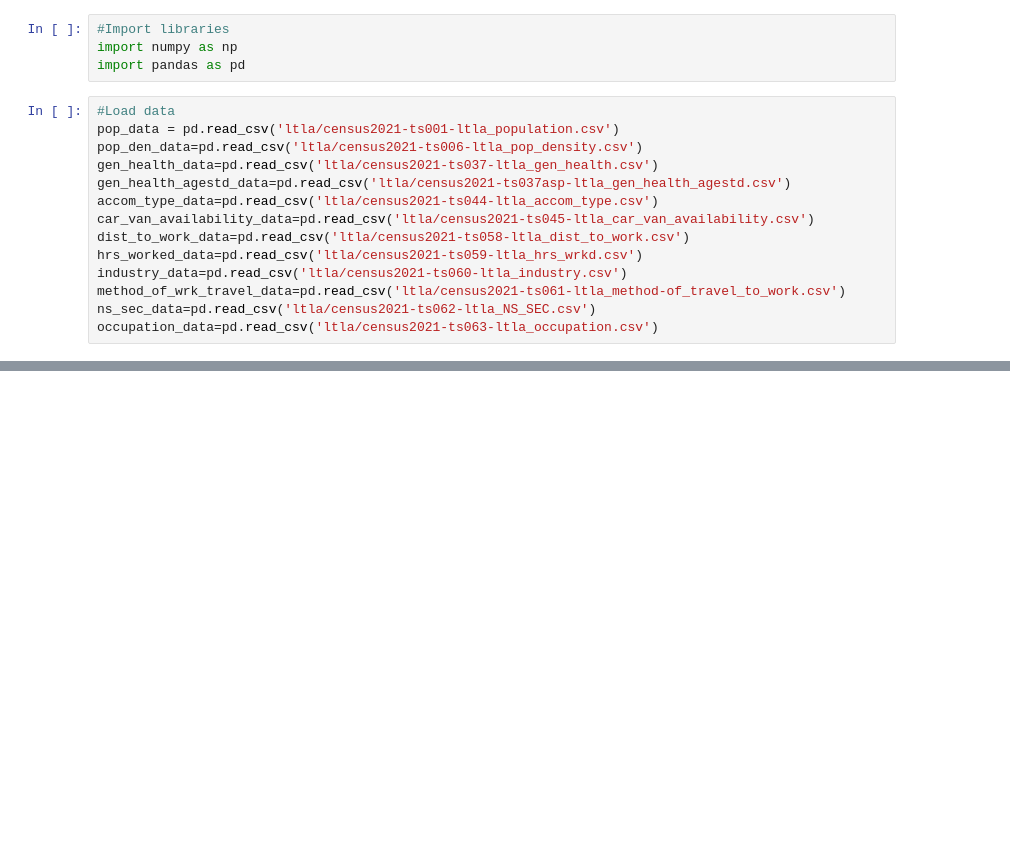
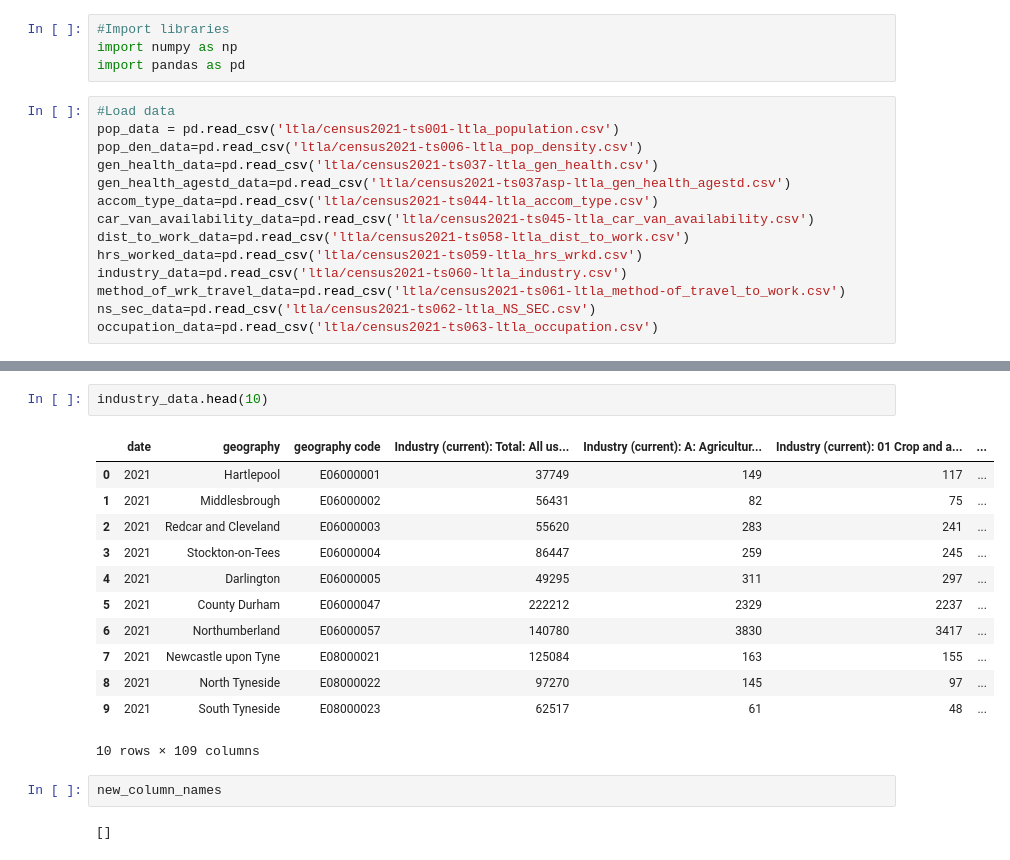
Before and after one commit to NamiJose/Dissertation, a Jupyter notebook: dataload.ipynb, the cells around one changed output, grey strips where cells are left out. Cells and saved outputs as stored; diff of their text form; blank space fills up the shorter version.

```diff
--- a/dataload.ipynb
+++ b/dataload.ipynb
@@ -18,0 +217,19 @@ occupation_data=pd.read_csv('ltla/census2021-ts063-ltla_occupation.csv')
+# %%
+industry_data.head(10)
+# %% [output]
+|  | date | geography | geography code | Industry (current): Total: All us... | Industry (current): A: Agricultur... | Industry (current): 01 Crop and a... | ... |
+| 0 | 2021 | Hartlepool | E06000001 | 37749 | 149 | 117 | ... |
+| 1 | 2021 | Middlesbrough | E06000002 | 56431 | 82 | 75 | ... |
+| 2 | 2021 | Redcar and Cleveland | E06000003 | 55620 | 283 | 241 | ... |
+| 3 | 2021 | Stockton-on-Tees | E06000004 | 86447 | 259 | 245 | ... |
+| 4 | 2021 | Darlington | E06000005 | 49295 | 311 | 297 | ... |
+| 5 | 2021 | County Durham | E06000047 | 222212 | 2329 | 2237 | ... |
+| 6 | 2021 | Northumberland | E06000057 | 140780 | 3830 | 3417 | ... |
+| 7 | 2021 | Newcastle upon Tyne | E08000021 | 125084 | 163 | 155 | ... |
+| 8 | 2021 | North Tyneside | E08000022 | 97270 | 145 | 97 | ... |
+| 9 | 2021 | South Tyneside | E08000023 | 62517 | 61 | 48 | ... |
+10 rows × 109 columns
+# %%
+new_column_names
+# %% [output]
+[]
```
Also changed, not shown: parts of 10 cells of this notebook.
